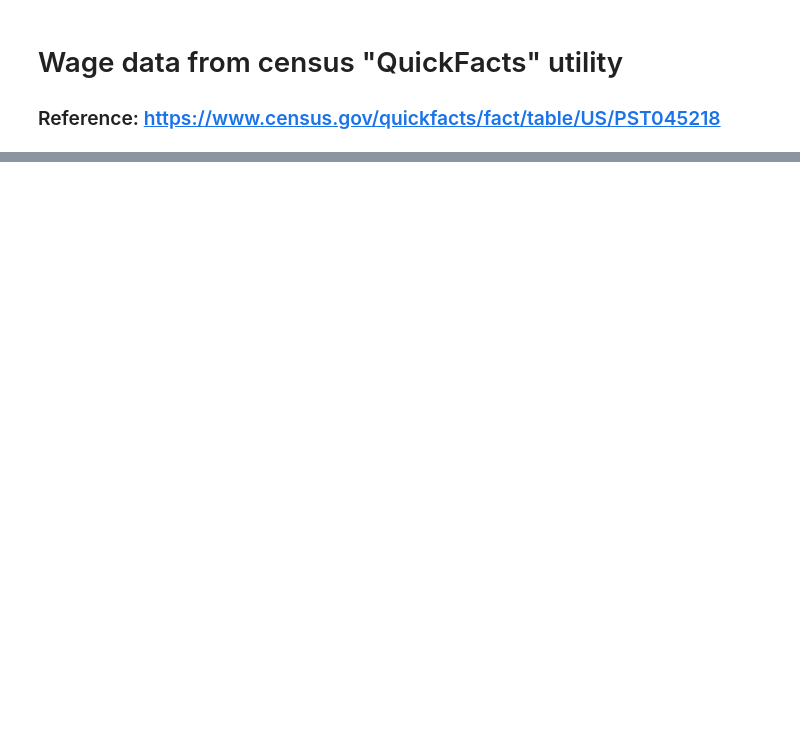
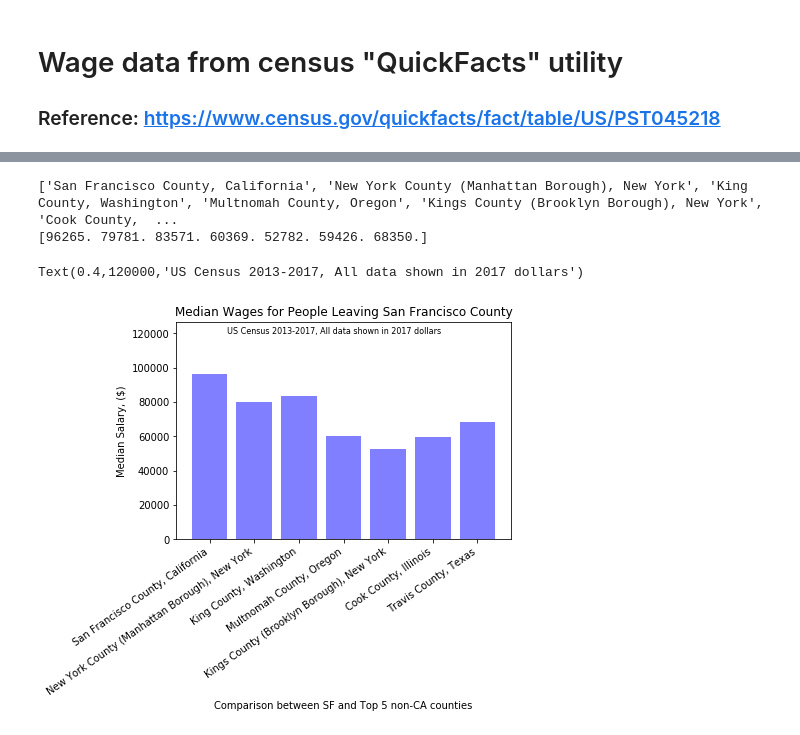
Before and after one commit to vanessaoakes/Escape-the-Bay, a Jupyter notebook: Wagedata.ipynb, the cells around one changed output, grey strips where cells are left out. Drawn from its saved outputs; the diff is of its cells as text; code cells hidden in the pictures; blank space fills up the shorter version.

```diff
--- a/Wagedata.ipynb
+++ b/Wagedata.ipynb
@@ -136,0 +229,6 @@ plt.bar(x_axis, users, color='r', alpha=0.5, align="center")
+# %%
+# convert all objects to numerics
+# reference:  https://stackoverflow.com/questions/36814100/pandas-to-numeric-for-multiple-columns
+#cols = ca_data.columns[ca_data.dtypes.eq('object')]
+non_ca_data = non_ca_data[cols].apply(pd.to_numeric, errors='coerce')
+non_ca_data.head()
@@ -136,0 +243,7 @@ plt.bar(x_axis, users, color='r', alpha=0.5, align="center")
+# %%
+# Remove extraneous rows, keep only Median Wages
+wages_nonCA = non_ca_data[44:45]
+
+#clean_ca.rename({"Median household income (in 2017 dollars), 2013-2017":"Median Income $"},axis=1)
+
+wages_nonCA
@@ -136,0 +254,35 @@ plt.bar(x_axis, users, color='r', alpha=0.5, align="center")
+# %%
+# Now setup x and y axes for the bar plot
+
+x2_data = wages_nonCA.columns.tolist()   #  x_data has the list of counties to be plotted
+x2_axis = np.arange(len(x2_data))
+
+print(x2_data)            # Check that this is a list of counties
+print(wages_nonCA.values[0])   # this is accessing the first (and only) row of data
+
+
+median_wage_nonCA = wages_nonCA.values[0]    #  [[1,2,3,4,5]] ->  row zero [0] [1,2,3,4,5]
+# %% [output]
+['San Francisco County, California', 'New York County (Manhattan Borough), New York', 'King County, Washington', 'Multnomah County, Oregon', 'Kings County (Brooklyn Borough), New York', 'Cook County,  ...
+[96265. 79781. 83571. 60369. 52782. 59426. 68350.]
+# %%
+plt.bar(x2_axis, median_wage_nonCA, color='blue', alpha=0.5, align="center")
+
+tick_locations = [value for value in x2_axis]
+#print(tick_locations)
+
+plt.xticks(tick_locations, x2_data, rotation="35", ha='right')   #ha indicates the alignment of the xlabel with the tick mark
+plt.xlim(-0.75, len(x2_axis)-0.25)
+plt.ylim(0, max(median_wage) + 20000)
+plt.title("Median Wages for People Leaving San Francisco County")
+plt.xlabel("Comparison between SF and Top 5 non-CA counties")
+plt.ylabel("Median Salary, ($)")
+
+# Add labels to give more context
+
+style = dict(size=8, color ='black')
+plt.text(0.4,120000, "US Census 2013-2017, All data shown in 2017 dollars", **style)
+#plt.text(1,-70000, "All data shown in 2017 dollars", **style)
+# %% [output]
+Text(0.4,120000,'US Census 2013-2017, All data shown in 2017 dollars')
+[figure, added]
```
Also changed, not shown: parts of 14 cells of this notebook.
